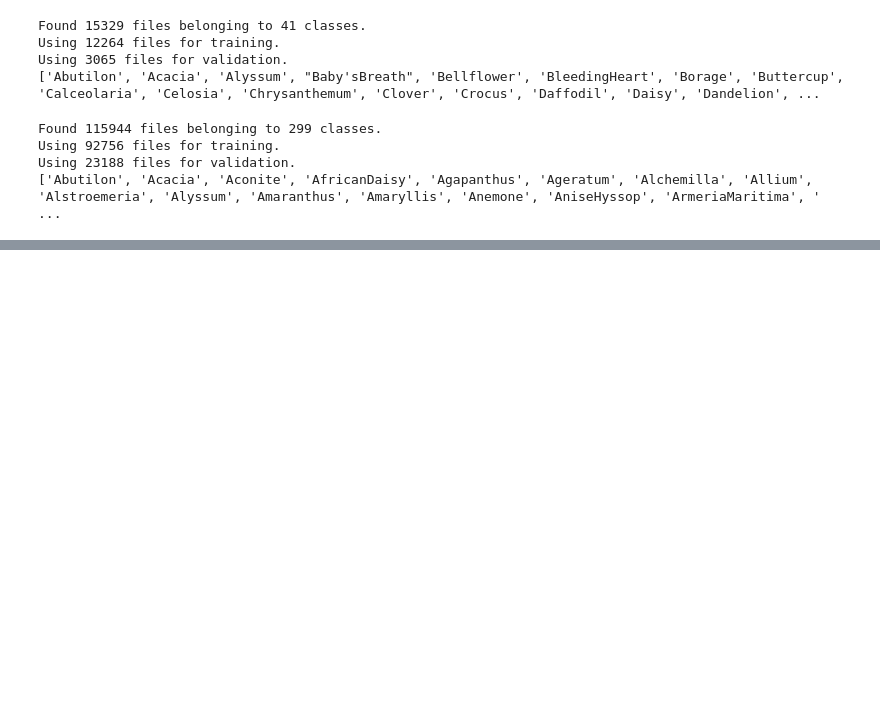
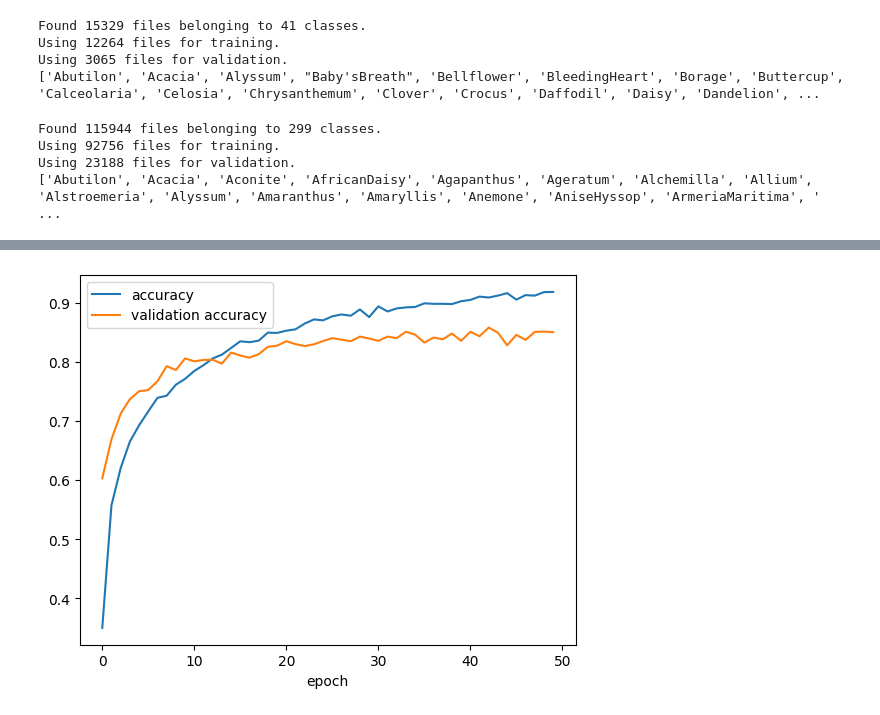
Before and after one commit to peter-welander/UCSD-ML-Capstone, a Jupyter notebook: Step9-Scale-Up.ipynb, the cells around one changed output, grey strips where cells are left out. Saved outputs shown, nothing was run; the diff lists cells and outputs as text; code cells hidden in the pictures; blank space fills up the shorter version.

```diff
--- a/Step9-Scale-Up.ipynb
+++ b/Step9-Scale-Up.ipynb
@@ -197,0 +210,15 @@ Making out model wider did improve it, but we only got an F1 score of 0.91. Not
+# %%
+model_41 = tf.keras.Sequential([
+    layers.Rescaling(1./255),
+    base_model,
+    layers.Dense(64, activation='relu'),
+    layers.Dropout(0.25),
+    layers.Dense(41),
+])
+model_41.compile(
+    optimizer='adam',
+    loss=tf.keras.losses.SparseCategoricalCrossentropy(from_logits=True),
+    metrics=['accuracy'],
+)
+# %%
+history = model_41.fit(train41_ds, validation_data=val41_ds, epochs=2*epochs, verbose=1)
@@ -197,0 +243,8 @@ Making out model wider did improve it, but we only got an F1 score of 0.91. Not
+# %%
+plt.plot(history.history['accuracy'], label = 'accuracy')
+plt.plot(history.history['val_accuracy'], label = 'validation accuracy')
+plt.legend()
+plt.xlabel('epoch')
+plt.show()
+# %% [output]
+[figure, added]
```
Also changed, not shown: parts of 26 cells of this notebook, 5 other files.
